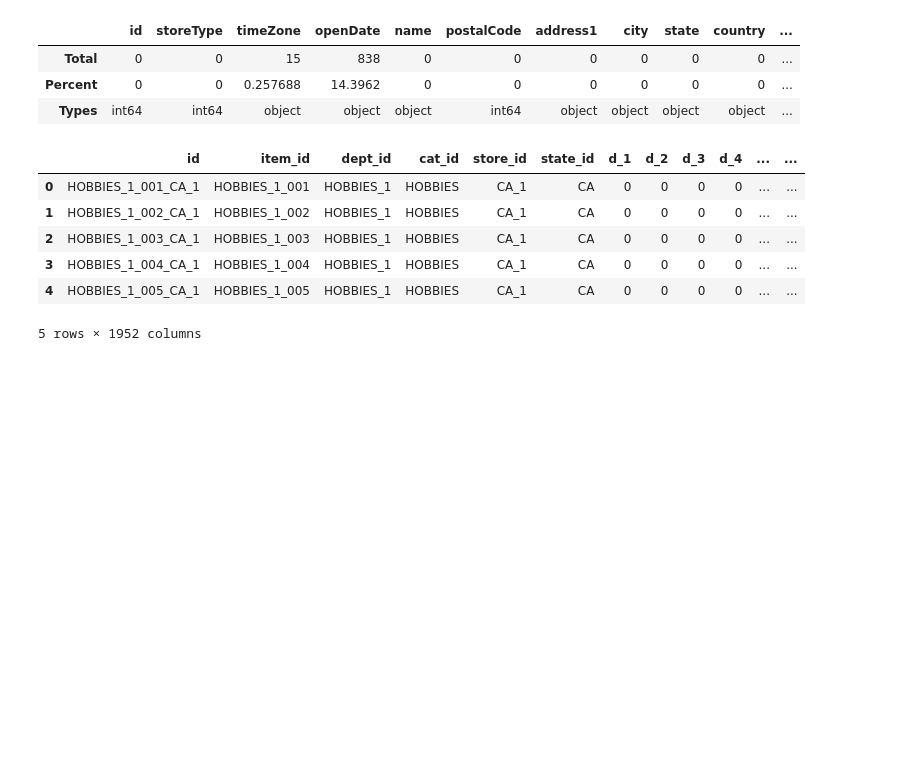
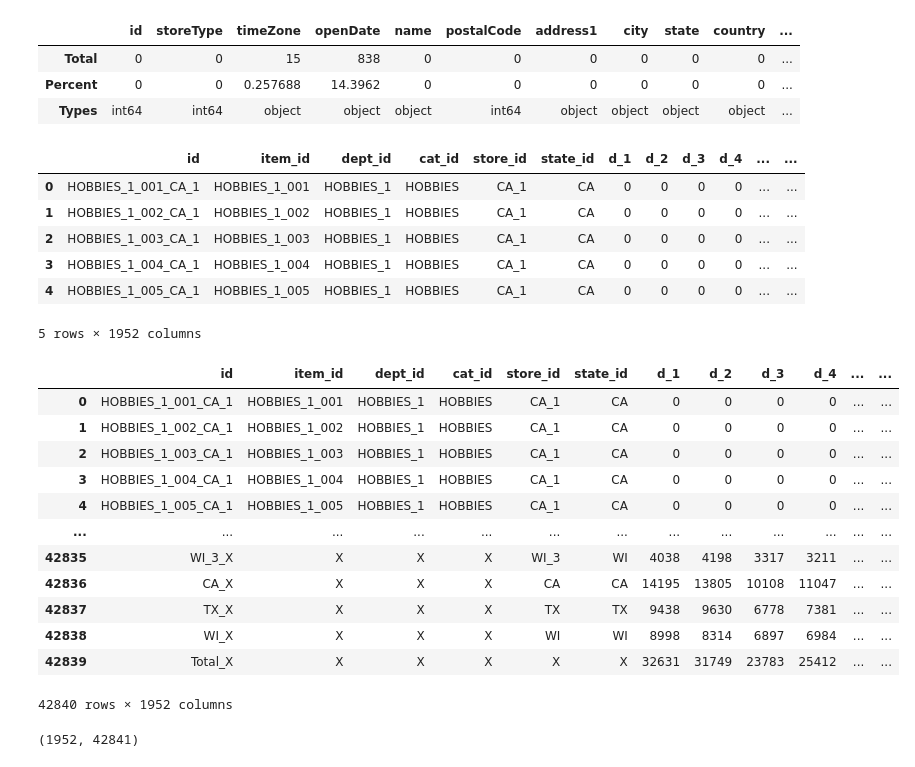
Before and after one commit to beckyydo/Project-2, a Jupyter notebook: Resources/Table2.ipynb, the cells around one changed output. Cells and saved outputs as stored; diff of their text form; code cells hidden in the pictures; blank space fills up the shorter version.

```diff
--- a/Resources/Table2.ipynb
+++ b/Resources/Table2.ipynb
@@ -7,9 +10,9 @@ import numpy as np
 # %%
-prices= pd.read_csv('Resources/prices.csv')
-quant_fe= pd.read_csv('Resources/quant_fe.csv')
-sales= pd.read_csv('Resources/sales.csv')
-sales_aug= pd.read_csv('Resources/sales_aug.csv')
-walmart=pd.read_json('Resources/walmart.json')
+#prices= pd.read_csv('Resources/prices.csv')
+#quant_fe= pd.read_csv('Resources/quant_fe.csv')
+#sales= pd.read_csv('Resources/sales.csv')
+sales_aug= pd.read_csv('sales_aug.csv')
+walmart=pd.read_json('walmart.json')
 # %%
 walmart.head()
 # %% [output]
@@ -70,3 +73,19 @@ sales_aug.head()
 | 3 | HOBBIES_1_004_CA_1 | HOBBIES_1_004 | HOBBIES_1 | HOBBIES | CA_1 | CA | 0 | 0 | 0 | 0 | ... | ... |
 | 4 | HOBBIES_1_005_CA_1 | HOBBIES_1_005 | HOBBIES_1 | HOBBIES | CA_1 | CA | 0 | 0 | 0 | 0 | ... | ... |
 5 rows × 1952 columns
+# %%
+sales_aug
+# %% [output]
+|  | id | item_id | dept_id | cat_id | store_id | state_id | d_1 | d_2 | d_3 | d_4 | ... | ... |
+| 0 | HOBBIES_1_001_CA_1 | HOBBIES_1_001 | HOBBIES_1 | HOBBIES | CA_1 | CA | 0 | 0 | 0 | 0 | ... | ... |
+| 1 | HOBBIES_1_002_CA_1 | HOBBIES_1_002 | HOBBIES_1 | HOBBIES | CA_1 | CA | 0 | 0 | 0 | 0 | ... | ... |
+| 2 | HOBBIES_1_003_CA_1 | HOBBIES_1_003 | HOBBIES_1 | HOBBIES | CA_1 | CA | 0 | 0 | 0 | 0 | ... | ... |
+| 3 | HOBBIES_1_004_CA_1 | HOBBIES_1_004 | HOBBIES_1 | HOBBIES | CA_1 | CA | 0 | 0 | 0 | 0 | ... | ... |
+| 4 | HOBBIES_1_005_CA_1 | HOBBIES_1_005 | HOBBIES_1 | HOBBIES | CA_1 | CA | 0 | 0 | 0 | 0 | ... | ... |
+| ... | ... | ... | ... | ... | ... | ... | ... | ... | ... | ... | ... | ... |
+| 42835 | WI_3_X | X | X | X | WI_3 | WI | 4038 | 4198 | 3317 | 3211 | ... | ... |
+| 42836 | CA_X | X | X | X | CA | CA | 14195 | 13805 | 10108 | 11047 | ... | ... |
+| 42837 | TX_X | X | X | X | TX | TX | 9438 | 9630 | 6778 | 7381 | ... | ... |
+| 42838 | WI_X | X | X | X | WI | WI | 8998 | 8314 | 6897 | 6984 | ... | ... |
+| 42839 | Total_X | X | X | X | X | X | 32631 | 31749 | 23783 | 25412 | ... | ... |
+42840 rows × 1952 columns
@@ -72,0 +94,4 @@ sales_aug.head()
+# %%
+transposed.shape
+# %% [output]
+(1952, 42841)
```
Also changed, not shown: parts of 20 cells of this notebook.
